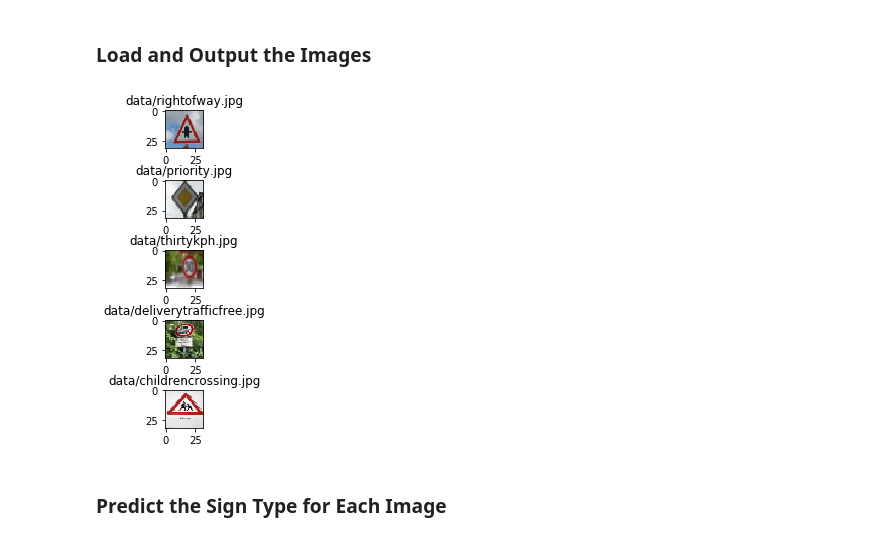
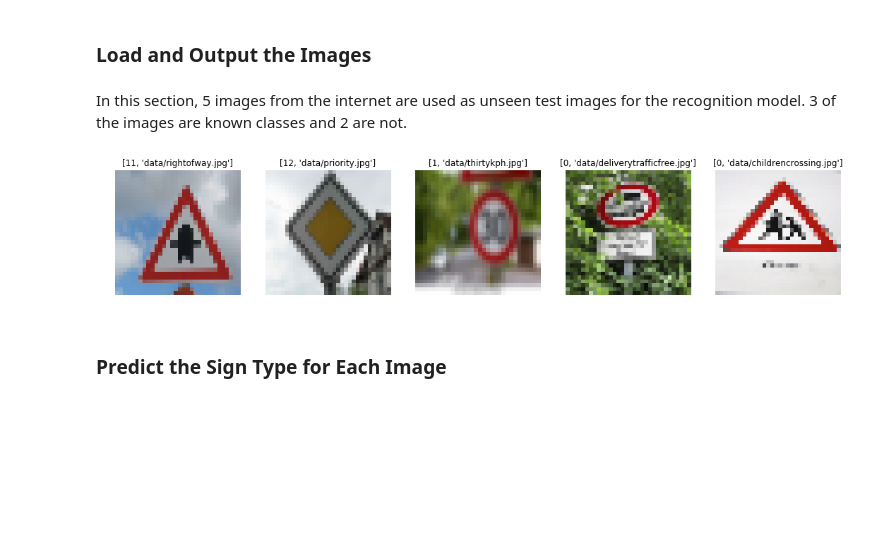
Before and after one commit to escolmebartlebooth/usdc-t1-p2-trafficsigns, a Jupyter notebook: Traffic_Sign_Classifier.ipynb, the cells around one changed output. Cells and saved outputs as stored; diff of their text form; code cells hidden in the pictures; blank space fills up the shorter version.

Commit message:
updated test section plots

```diff
--- a/Traffic_Sign_Classifier.ipynb
+++ b/Traffic_Sign_Classifier.ipynb
@@ -332,9 +380,9 @@ from tensorflow.contrib.layers import flatten
 #X_train_norm, y_train = shuffle(X_train_norm, y_train_extended)
 X_train_equal, y_train = shuffle(X_train_equal, y_train_extended)
 
-# test run params containing various combinations of epoch and batch sizes
+# test run params containing various combinations of epoch, batch size, learning rate and drop out
 #test_run_params = [(10,128,0.001,1),(100,128,0.001,1),(100,256,0.001,0.8),(200,256,0.0003,0.5)]
-test_run_params = [(200,256,0.0003,0.5)]
+test_run_params = [(200,256,0.0003,0.4)]
 
 # defaults
 EPOCHS = 200
@@ -367,6 +415,7 @@ def LeNet(x, keep_prob, output_layer=None):
 
     # SOLUTION: Activation.
     conv2 = tf.nn.relu(conv2)
+    if output_layer == 'conv2': return conv2
 
     # SOLUTION: Pooling. Input = 10x10x16. Output = 5x5x16.
     conv2 = tf.nn.max_pool(conv2, ksize=[1, 2, 2, 1], strides=[1, 2, 2, 1], padding='VALID')
@@ -490 +550,12 @@ EPOCH 196, validation accuracy = 0.959
 Model saved
+# %%
+# now use test data set to get model accuracy
+# pre-process the test data - should move this to a pipeline function...
+X_test_norm = img_normalise(X_test)
+X_test_equal = np.zeros((X_test_norm.shape[0],32,32))
+
+# for each image in each data set, create an equalised, grayscale image from the normalised one
+for i in range(X_test_norm.shape[0]):
+    X_test_equal[i] = skimage.exposure.equalize_hist(skimage.color.rgb2grey(X_test_norm[i]))
+
+X_test_equal = X_test_equal.reshape(X_test_equal.shape + (1,))
@@ -498,33 +580,36 @@ To give yourself more insight into how your model is working, download at least
 You may find `signnames.csv` useful as it contains mappings from the class id (integer) to the actual sign name.
 # %% [markdown]
 ### Load and Output the Images
+# %% [markdown]
+In this section, 5 images from the internet are used as unseen test images for the recognition model. 3 of the images are known classes and 2 are not.
 # %%
 import skimage.io as ski
 import skimage.filters as skf
 ### Load the images and plot them here.
 ### Feel free to use as many code cells as needed.
-new_image1 = "data/rightofway.jpg"
-new_image2 = "data/priority.jpg"
-new_image3 = "data/thirtykph.jpg"
-new_image4 = "data/deliverytrafficfree.jpg"
-new_image5 = "data/childrencrossing.jpg"
+new_image1 = [11,"data/rightofway.jpg"]
+new_image2 = [12,"data/priority.jpg"]
+new_image3 = [1,"data/thirtykph.jpg"]
+new_image4 = [0,"data/deliverytrafficfree.jpg"]
+new_image5 = [0,"data/childrencrossing.jpg"]
 new_images = [new_image1, new_image2, new_image3, new_image4, new_image5]
 processed_img = []
-# load image
-fig, axes = plt.subplots(nrows=5, ncols=1, figsize=(5,5))
+# load image and resize to 32,32
+fig, axes = plt.subplots(nrows=1, ncols=1, figsize=(15,15))
 fig.tight_layout()
 for i in range(len(new_images)):
-    n_img = ski.imread(new_images[i])
+    n_img = ski.imread(new_images[i][1])
     # apply gaussian blur for resizing
     n_img = skf.gaussian(n_img, sigma=5, multichannel=True)
     # resize to 32,32,3
     n_img = skimage.transform.resize(n_img, (32,32), mode='reflect')
     processed_img.append(n_img)
-    ax = plt.subplot(5,1,i+1)
+    ax = plt.subplot2grid((1, 5), (0, i))
+    plt.axis('off')
     ax.set_title(new_images[i])
     plt.imshow(n_img)
 # %% [output]
-[figure, old version]
+[figure, new version]
 # %% [markdown]
 ### Predict the Sign Type for Each Image
 # %%
```
Also changed, not shown: parts of 23 cells of this notebook.
